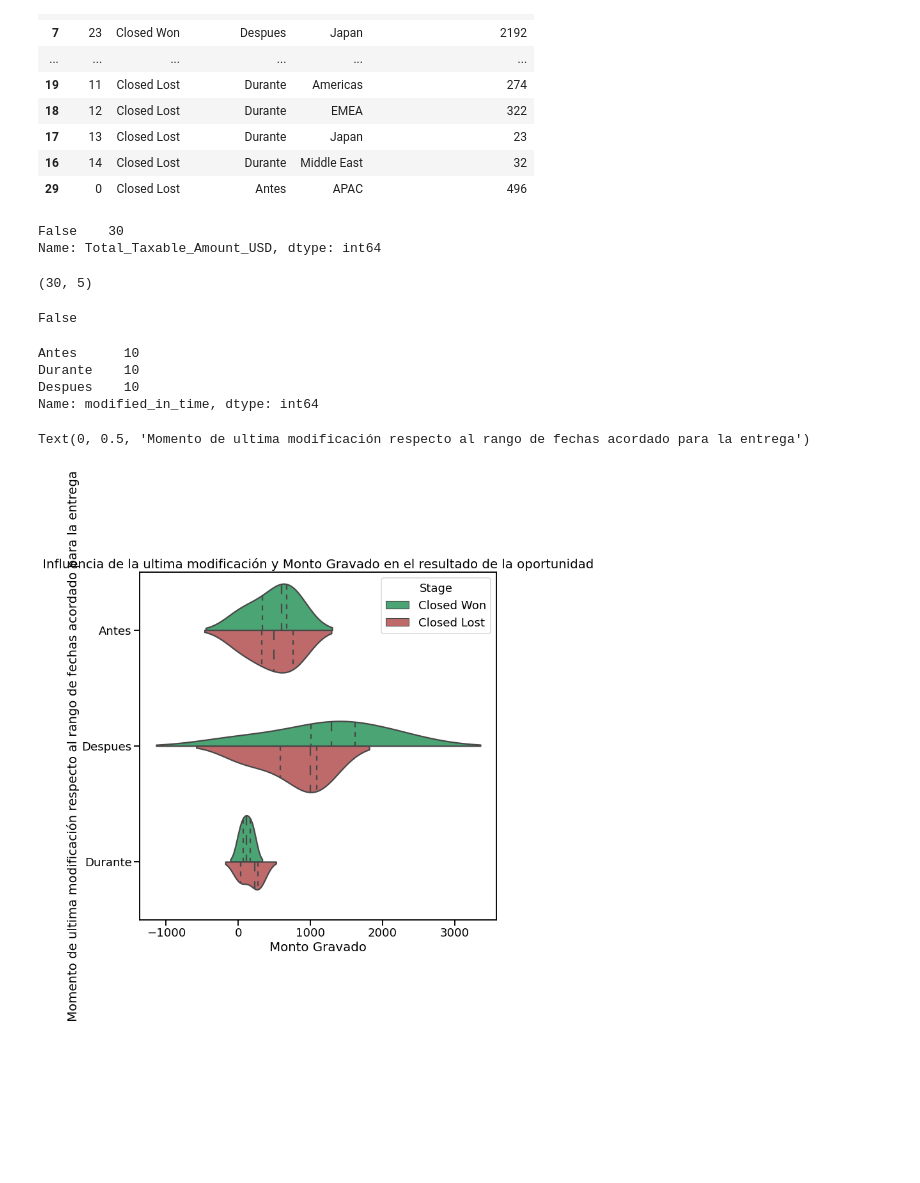
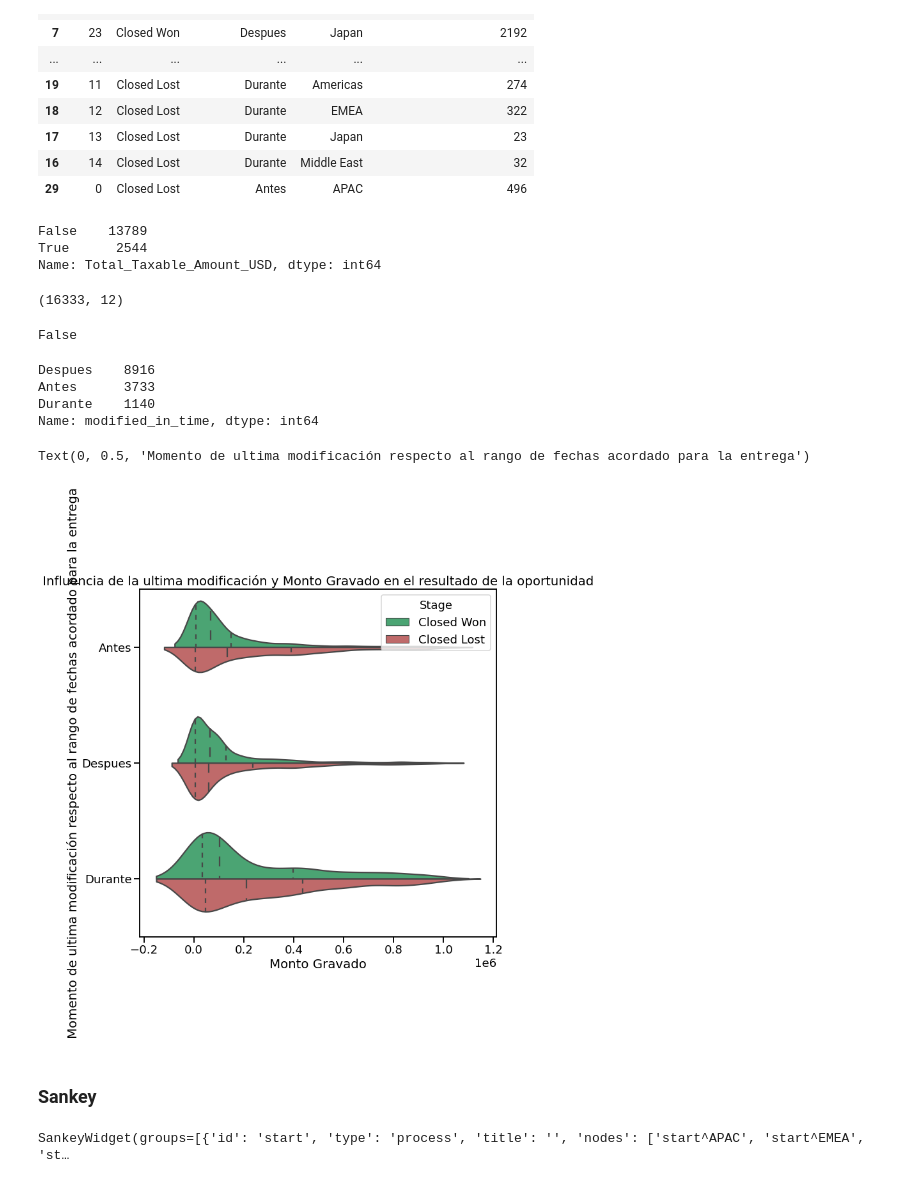
Before and after one commit to RenzoJacinto/TP1-Datos, a Jupyter notebook: TP1.ipynb, the cells around one changed output. Saved outputs shown, nothing was run; the diff lists cells and outputs as text; code cells hidden in the pictures; blank space fills up the shorter version.

```diff
--- a/TP1.ipynb
+++ b/TP1.ipynb
@@ -650,29 +650,56 @@ by_region
 | 16 | 14 | Closed Lost | Durante | Middle East | 32 |
 | 29 | 0 | Closed Lost | Antes | APAC | 496 |
 # %%
-by_region.replace([np.inf, -np.inf], np.nan, inplace=True)
-by_region.dropna(subset=['Total_Taxable_Amount_USD'], inplace=True)
-display((by_region.Total_Taxable_Amount_USD>1e6).value_counts())
-display(by_region.shape)
-display(by_region.modified_in_time.hasnans)
-aux = by_region[by_region.Total_Taxable_Amount_USD<1e6]
+df_fin.replace([np.inf, -np.inf], np.nan, inplace=True)
+df_fin.dropna(subset=['Total_Taxable_Amount_USD'], inplace=True)
+display((df_fin.Total_Taxable_Amount_USD>1e6).value_counts())
+display(df_fin.shape)
+display(df_fin.modified_in_time.hasnans)
+aux = df_fin[df_fin.Total_Taxable_Amount_USD<1e6]
 display(aux.modified_in_time.value_counts())
 pal = {'Closed Won': 'mediumseagreen', 'Closed Lost': 'indianred'}
 
 fig, ax = plt.subplots(figsize = (10, 10))
 plt.title('Influencia de la ultima modificación y Monto Gravado en el resultado de la oportunidad')
 sns.violinplot( y='modified_in_time', x='Total_Taxable_Amount_USD', hue = 'Stage', data=aux, split=True,  inner="quartile", palette=pal)
 
 ax.set_xlabel('Monto Gravado')
 ax.set_ylabel('Momento de ultima modificación respecto al rango de fechas acordado para la entrega')
 # %% [output]
-False    30
+False    13789
+True      2544
 Name: Total_Taxable_Amount_USD, dtype: int64
-(30, 5)
+(16333, 12)
 False
-Antes      10
-Durante    10
-Despues    10
+Despues    8916
+Antes      3733
+Durante    1140
 Name: modified_in_time, dtype: int64
 Text(0, 0.5, 'Momento de ultima modificación respecto al rango de fechas acordado para la entrega')
-[figure, old version]
+[figure, new version]
+# %% [markdown]
+### Sankey
+# %%
+by_region.columns = ['idx', 'target', 'middle', 'source', 'value']
+
+nodes = {
+    'start': ProcessGroup(list(by_region['source'])),
+    'middle': Waypoint(Partition.Simple('middle', by_region['middle'].unique())),
+    'end': ProcessGroup(list(by_region['target'])),
+}
+
+ordering = [['start'],
+            ['middle'],
+            ['end']]
+
+bundles = [Bundle('start', 'end', waypoints=['middle'])]
+
+time = Partition.Simple('source', by_region['source'].unique())
+nodes['start'].partition = time
+nodes['end'].partition = Partition.Simple('target', by_region['target'].unique())
+
+sdd = SankeyDefinition(nodes, bundles, ordering, flow_partition=time)
+
+weave(sdd, by_region,  palette = 'Paired_10').to_widget()
+# %% [output]
+SankeyWidget(groups=[{'id': 'start', 'type': 'process', 'title': '', 'nodes': ['start^APAC', 'start^EMEA', 'st…
```
Also changed, not shown: parts of 2 cells of this notebook.
